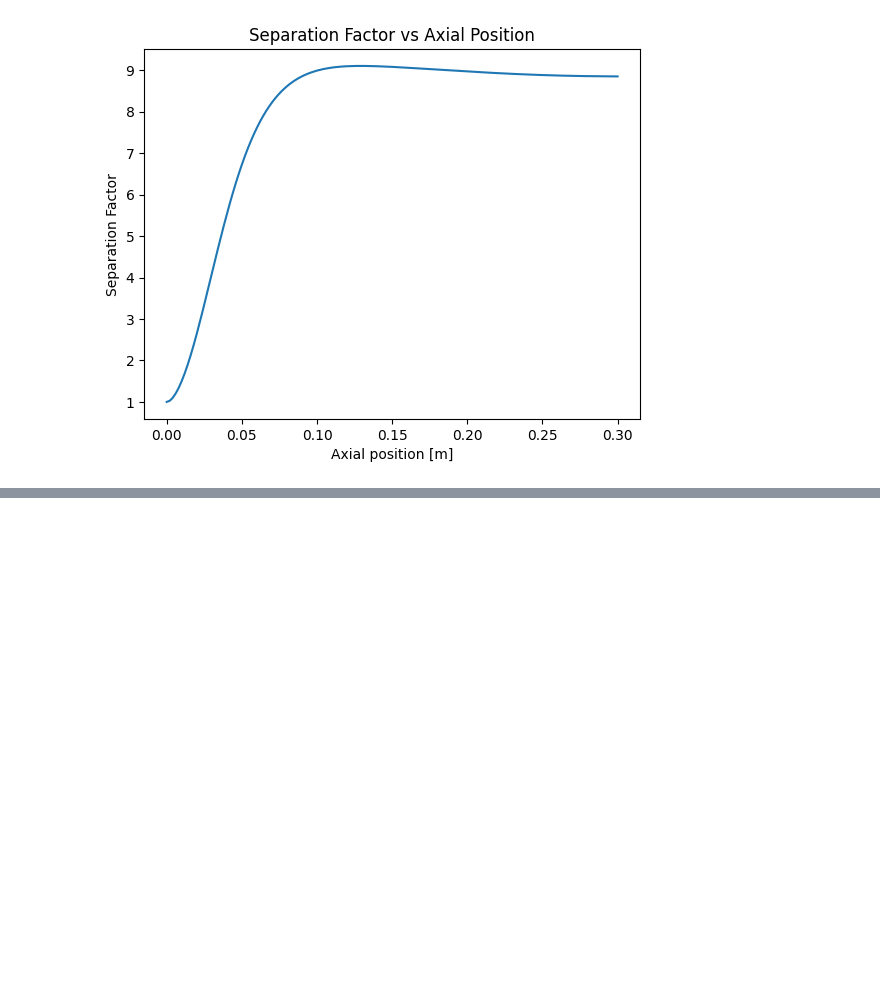
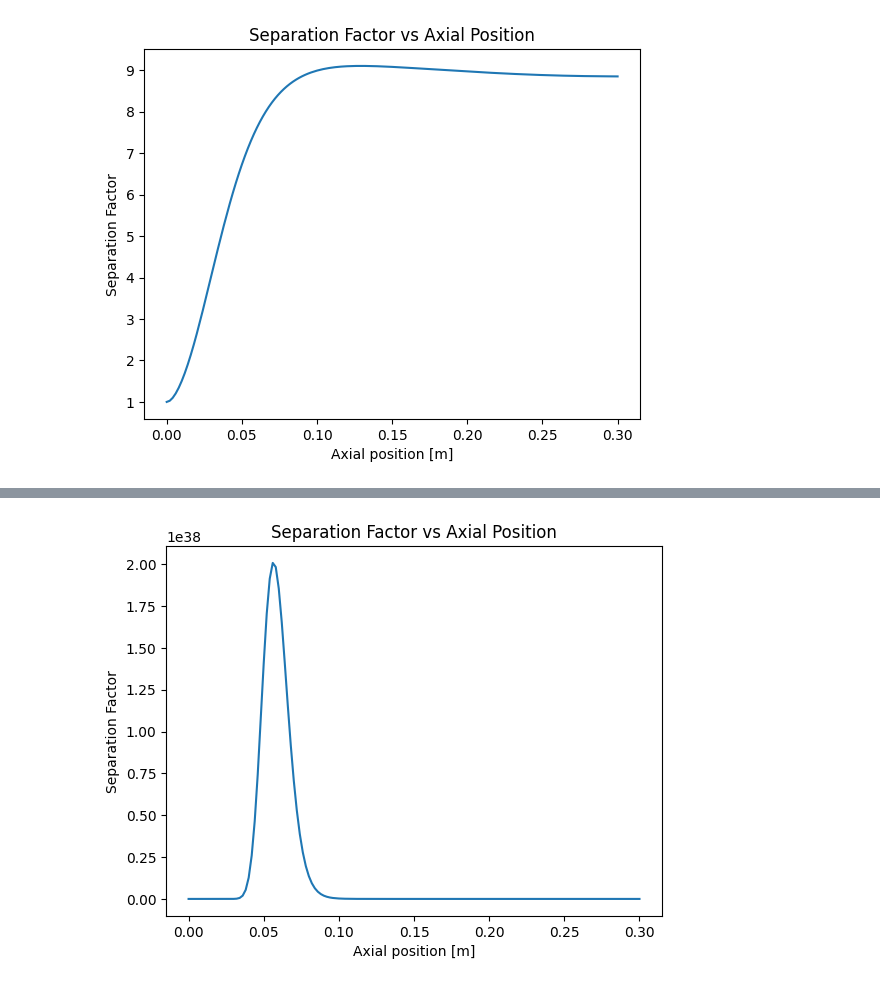
Before and after one commit to conner-fransoo/plasma-centrifuge, a Jupyter notebook: main.ipynb, the cells around one changed output, grey strips where cells are left out. Cells and saved outputs as stored; diff of their text form; code cells hidden in the pictures; blank space fills up the shorter version.

```diff
--- a/main.ipynb
+++ b/main.ipynb
@@ -910,0 +948,6 @@ plt.show()
+# %%
+V3 = functionspace(mesh, element("Lagrange", mesh.topology.cell_name(), 1, shape=(2,)))
+
+u3 = Function(V3)
+phi_new, v_theta_new = ufl.split(u3)
+phi_new_test, v_theta_new_test = TestFunctions(V3)
@@ -910,0 +1074,33 @@ plt.show()
+# %%
+z = u_geometry[:, 0]
+r = u_geometry[:, 1]
+
+# Velocity, T_h arrays
+v_theta = velocity2.x.array.real
+T_h = temperature_h.x.array.real  # You must get this similarly as NumPy array, same shape
+m_p = 1.66377e-27  # proton mass in kg
+k_B = 1.380649e-23  # Boltzmann constant in J/K
+
+g = (m_p * v_theta**2) / (2 * k_B * T_h * r)
+
+unique_z = np.unique(np.round(z, decimals=7))
+f_z = []
+
+for z_val in unique_z:
+    mask = np.isclose(z, z_val, atol=1e-6)
+    r_vals = r[mask]
+    g_vals = g[mask]
+    # sort by r for integration
+    order = np.argsort(r_vals)
+    r_sorted = r_vals[order]
+    g_sorted = g_vals[order]
+    integral = np.trapezoid(g_sorted, r_sorted)
+    f_z.append(np.exp(integral))
+
+plt.plot(unique_z, f_z)
+plt.xlabel("Axial position [m]")
+plt.ylabel("Separation Factor")
+plt.title("Separation Factor vs Axial Position")
+plt.show()
+# %% [output]
+[figure, added]
```
Also changed, not shown: parts of 12 cells of this notebook.
